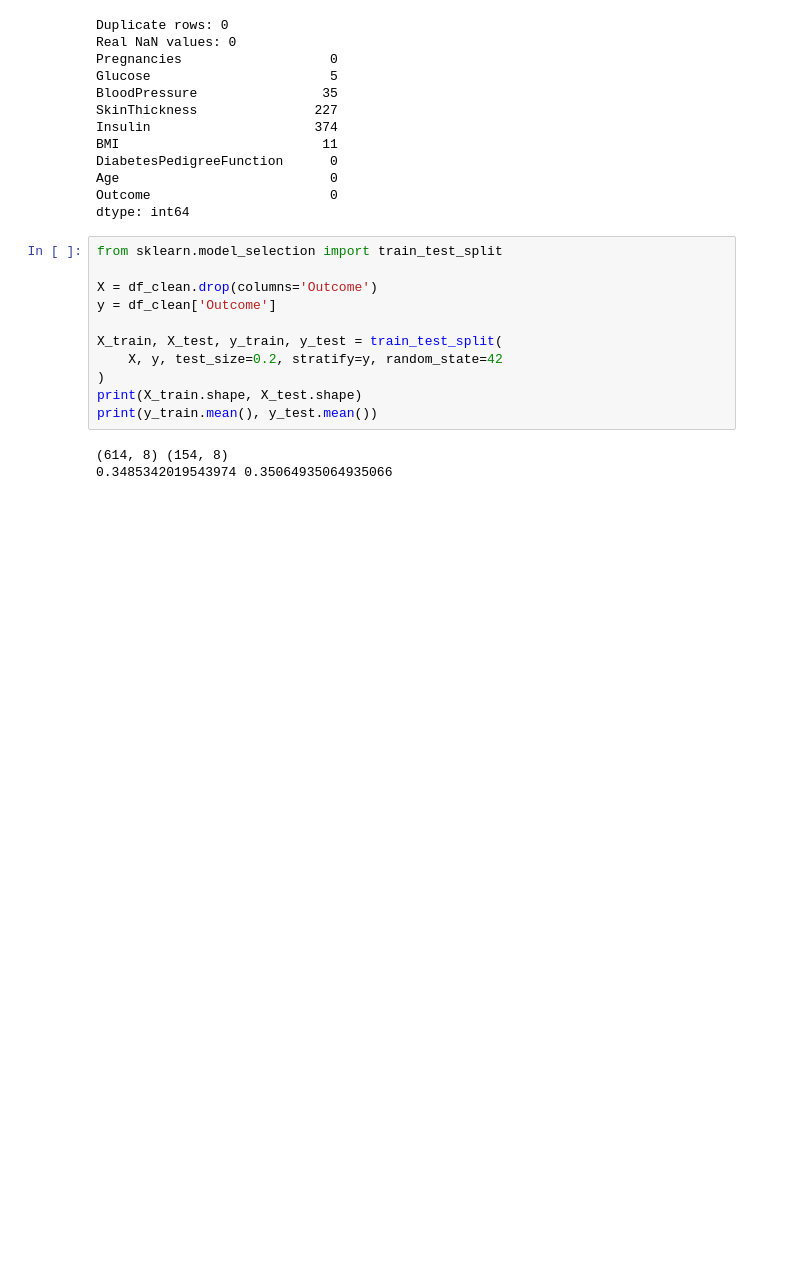
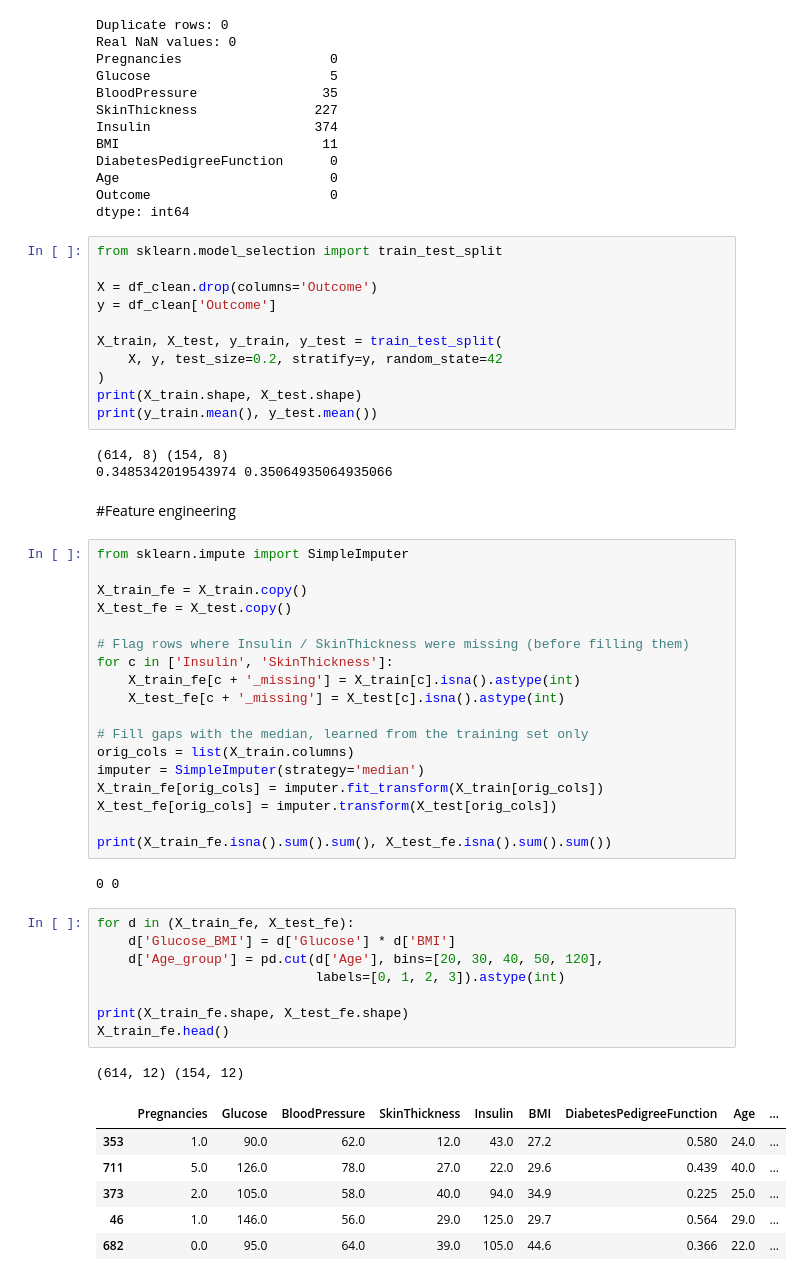
Before and after one commit to Adnan1507/research-experiment, a Jupyter notebook: experiment.ipynb, the cells around one changed output. Cells and saved outputs as stored; diff of their text form; blank space fills up the shorter version.

Commit message:
Add feature engineering

```diff
--- a/experiment.ipynb
+++ b/experiment.ipynb
@@ -87,3 +91,41 @@ print(y_train.mean(), y_test.mean())
 # %% [output]
 (614, 8) (154, 8)
 0.3485342019543974 0.35064935064935066
+# %% [markdown]
+#Feature engineering
+# %%
+from sklearn.impute import SimpleImputer
+
+X_train_fe = X_train.copy()
+X_test_fe = X_test.copy()
+
+# Flag rows where Insulin / SkinThickness were missing (before filling them)
+for c in ['Insulin', 'SkinThickness']:
+    X_train_fe[c + '_missing'] = X_train[c].isna().astype(int)
+    X_test_fe[c + '_missing'] = X_test[c].isna().astype(int)
+
+# Fill gaps with the median, learned from the training set only
+orig_cols = list(X_train.columns)
+imputer = SimpleImputer(strategy='median')
+X_train_fe[orig_cols] = imputer.fit_transform(X_train[orig_cols])
+X_test_fe[orig_cols] = imputer.transform(X_test[orig_cols])
+
+print(X_train_fe.isna().sum().sum(), X_test_fe.isna().sum().sum())
+# %% [output]
+0 0
+# %%
+for d in (X_train_fe, X_test_fe):
+    d['Glucose_BMI'] = d['Glucose'] * d['BMI']
+    d['Age_group'] = pd.cut(d['Age'], bins=[20, 30, 40, 50, 120],
+                            labels=[0, 1, 2, 3]).astype(int)
+
+print(X_train_fe.shape, X_test_fe.shape)
+X_train_fe.head()
+# %% [output]
+(614, 12) (154, 12)
+|  | Pregnancies | Glucose | BloodPressure | SkinThickness | Insulin | BMI | DiabetesPedigreeFunction | Age | ... |
+| 353 | 1.0 | 90.0 | 62.0 | 12.0 | 43.0 | 27.2 | 0.580 | 24.0 | ... |
+| 711 | 5.0 | 126.0 | 78.0 | 27.0 | 22.0 | 29.6 | 0.439 | 40.0 | ... |
+| 373 | 2.0 | 105.0 | 58.0 | 40.0 | 94.0 | 34.9 | 0.225 | 25.0 | ... |
+| 46 | 1.0 | 146.0 | 56.0 | 29.0 | 125.0 | 29.7 | 0.564 | 29.0 | ... |
+| 682 | 0.0 | 95.0 | 64.0 | 39.0 | 105.0 | 44.6 | 0.366 | 22.0 | ... |
```
Also changed, not shown: parts of 3 cells of this notebook.
